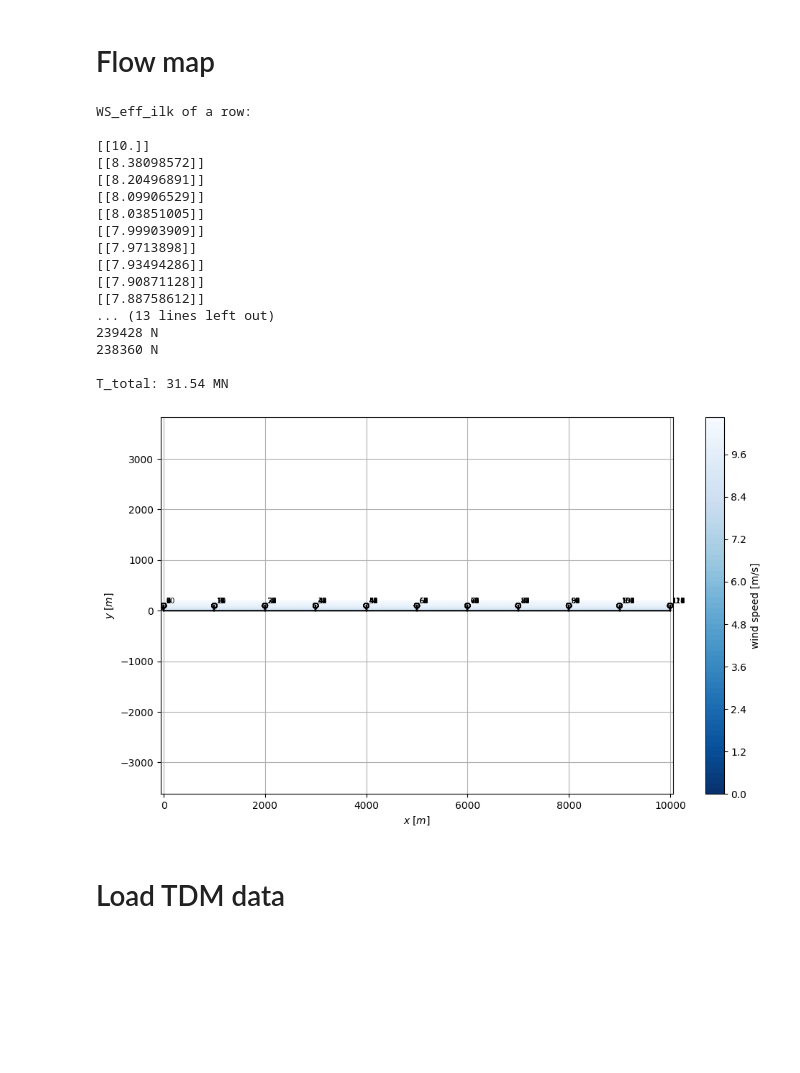
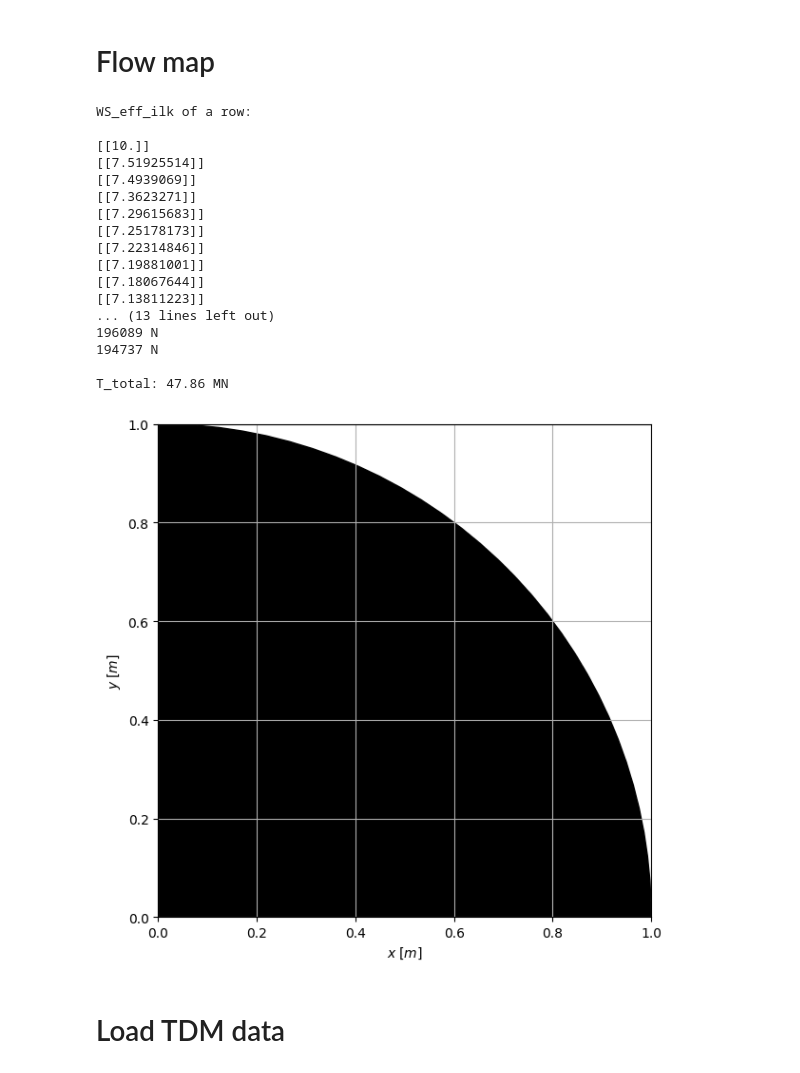
Before and after one commit to marcinsadowy/WTABL, a Jupyter notebook: Pywake/PyWakeBastankhah.ipynb, the cells around one changed output. Drawn from its saved outputs; the diff is of its cells as text; code cells hidden in the pictures; blank space fills up the shorter version.

```diff
--- a/Pywake/PyWakeBastankhah.ipynb
+++ b/Pywake/PyWakeBastankhah.ipynb
@@ -43,9 +43,9 @@ site = UniformSite(shear=PowerShear(h_ref=turbine.hub_height(), alpha=0.1))
 
 # --- Farm and spacing settings ---
 D = turbine.diameter()
-s = 10 * D  # turbine spacing
+s = 7 * D  # turbine spacing
 
-farm_width = 10000  # meters
+farm_width = 10000 + 2*D/2 # meters
 farm_height = 10000  # meters
 
 # Automatically compute number of rows/columns
@@ -60,7 +60,7 @@ x = x_grid.ravel()
 y = y_grid.ravel()
 
 # Rotate turbines if needed
-theta_deg = 45
+theta_deg = 0
 theta_rad = -np.radians(theta_deg)
 
 rotation_matrix = np.array([
@@ -139,51 +139,51 @@ for t in T_values[:11]:
 
 T_total = sum(T_values)
 print(f'\nT_total: {T_total/1e6:.2f} MN')
-
+'''
 # ---------- YZ momentum integral ----------
 
 x_Md = 100*D
 y_Md = np.arange(0, farm_width+1, 10)
 z_Md = np.arange(0, 200+1, 10)
 yzgrid = YZGrid(x=x_Md, y=y_Md, z=z_Md)
 
 ws_yz = sim.flow_map(yzgrid, wd=270, ws=10).WS_eff.values
 
-sim.flow_map(yzgrid, wd=270, ws=10).plot_wake_map()
+#sim.flow_map(yzgrid, wd=270, ws=10).plot_wake_map()
 
     # Integrate here
 
 # ------------------------------------------
-
+'''
 for x_t, y_t in zip(x, y):
     circle = Circle((x_t/D, y_t/D), radius=1, color='black', fill=True)
     ax.add_patch(circle)
 
 ax.set_xlabel(r"$x \; [m]$")
 ax.set_ylabel(r"$y \; [m]$")
 ax.set_aspect('equal')
 ax.grid(True)
 plt.tight_layout()
 plt.show()
 # %% [output]
 WS_eff_ilk of a row:
 
 [[10.]]
-[[8.38098572]]
-[[8.20496891]]
-[[8.09906529]]
-[[8.03851005]]
-[[7.99903909]]
-[[7.9713898]]
-[[7.93494286]]
-[[7.90871128]]
-[[7.88758612]]
+[[7.51925514]]
+[[7.4939069]]
+[[7.3623271]]
+[[7.29615683]]
+[[7.25178173]]
+[[7.22314846]]
+[[7.19881001]]
+[[7.18067644]]
+[[7.13811223]]
 ... (13 lines left out)
-239428 N
-238360 N
+196089 N
+194737 N
 
-T_total: 31.54 MN
+T_total: 47.86 MN
-[figure, old version]
+[figure, new version]
 # %% [markdown]
 # Load TDM data
 # %%
```
Also changed, not shown: parts of 7 cells of this notebook, 6 other files.
